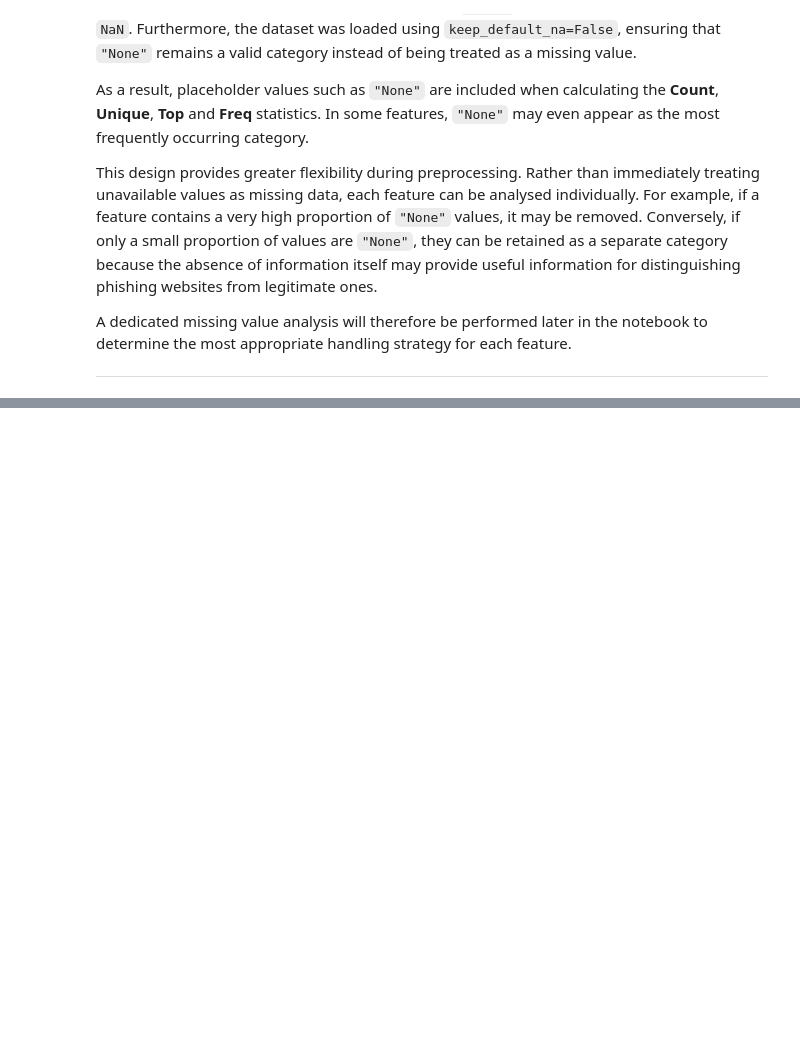
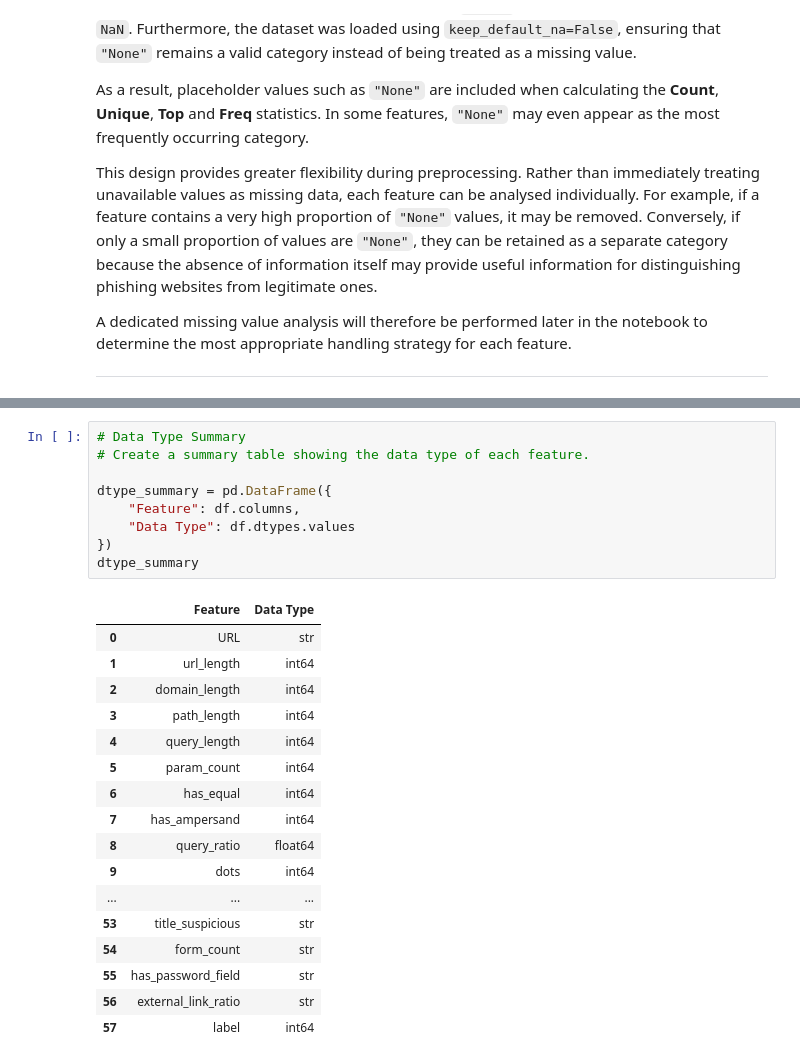
Before and after one commit to ajay-nagpal/Phishing-URL-detector, a Jupyter notebook: phishing_url_detector.ipynb, the cells around one changed output, grey strips where cells are left out. Cells and saved outputs as stored; diff of their text form; blank space fills up the shorter version.

```diff
--- a/phishing_url_detector.ipynb
+++ b/phishing_url_detector.ipynb
@@ -608,0 +775,27 @@ A dedicated missing value analysis will therefore be performed later in the note
+# %%
+# Data Type Summary
+# Create a summary table showing the data type of each feature.
+
+dtype_summary = pd.DataFrame({
+    "Feature": df.columns,
+    "Data Type": df.dtypes.values
+})
+dtype_summary
+# %% [output]
+|  | Feature | Data Type |
+| 0 | URL | str |
+| 1 | url_length | int64 |
+| 2 | domain_length | int64 |
+| 3 | path_length | int64 |
+| 4 | query_length | int64 |
+| 5 | param_count | int64 |
+| 6 | has_equal | int64 |
+| 7 | has_ampersand | int64 |
+| 8 | query_ratio | float64 |
+| 9 | dots | int64 |
+| ... | ... | ... |
+| 53 | title_suspicious | str |
+| 54 | form_count | str |
+| 55 | has_password_field | str |
+| 56 | external_link_ratio | str |
+| 57 | label | int64 |
```
Also changed, not shown: parts of 11 cells of this notebook.
